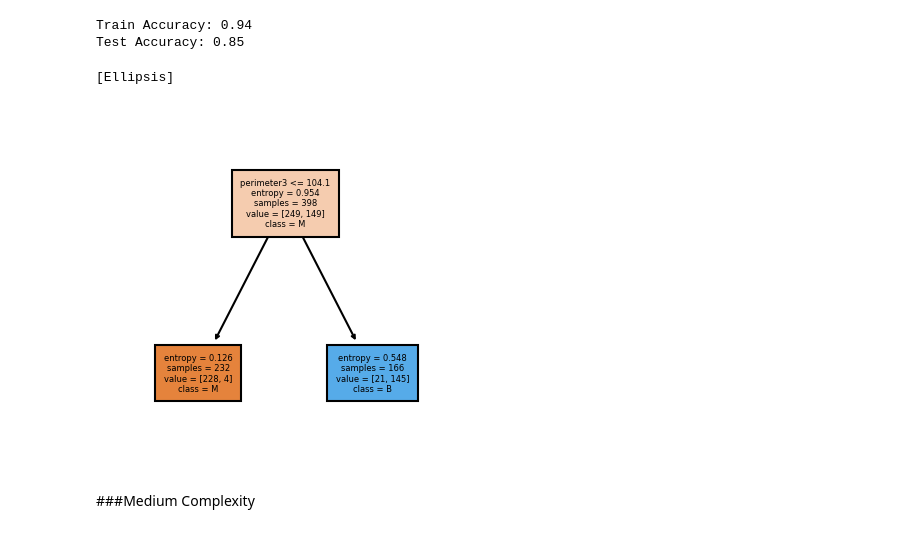
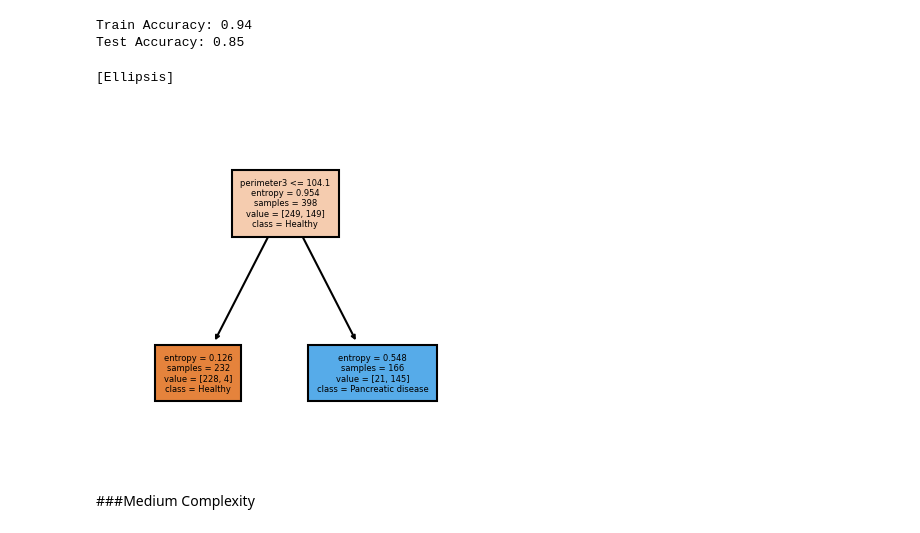
Before and after one commit to IndraniMandal/New-Revisions, a Jupyter notebook: Model_Evaluation.ipynb, the cells around one changed output. Drawn from its saved outputs; the diff is of its cells as text; code cells hidden in the pictures.

```diff
--- a/Model_Evaluation.ipynb
+++ b/Model_Evaluation.ipynb
@@ -245,7 +245,7 @@ Name: Diagnosis, dtype: int64
 # %% [markdown]
 ###Split the data
 # %%
-features= cancer_data.drop(['ID','Diagnosis'], axis=1) # drop the target column
+features= cancer_data.drop('Diagnosis', axis=1) # drop the target column
 target = cancer_data.Diagnosis
 # %%
 from sklearn.model_selection import train_test_split
@@ -264,18 +264,15 @@ print("Test Accuracy: {:3.2f}".format(accuracy_score(y_test, pred_test_low)))
 Train Accuracy: 0.94
 Test Accuracy: 0.85
 # %%
-# Visualize the decision tree model
-import matplotlib.pyplot as plt  # visualization library
-from sklearn.tree import plot_tree
 fig, axes = plt.subplots(1, 1, figsize=(3,3), dpi=150)
 plot_tree(dtree_low, fontsize=4, filled=True,
                max_depth=3,
                feature_names= features.columns,
-               class_names= list(cancer_data['Diagnosis'].unique()))
+               class_names= ['Healthy','Pancreatic disease','Pancreatic Cancer'])
 [...]
 # %% [output]
 [Ellipsis]
-[figure, old version]
+[figure, new version]
 # %% [markdown]
 ###Medium Complexity
 # %%
```
Also changed, not shown: parts of 7 cells of this notebook.
